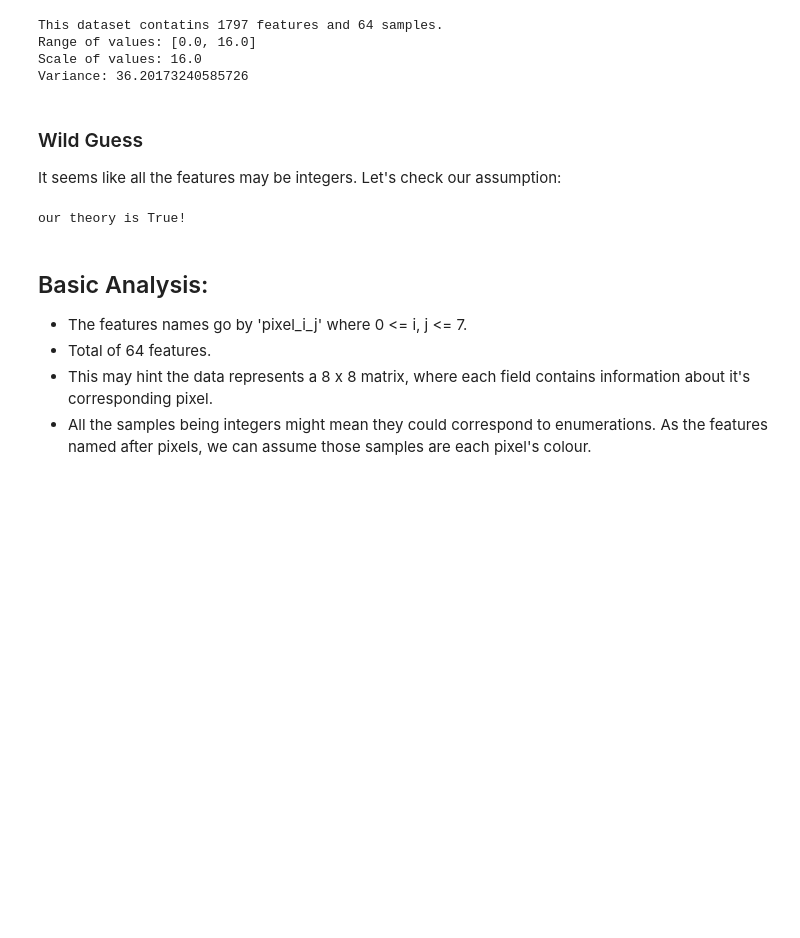
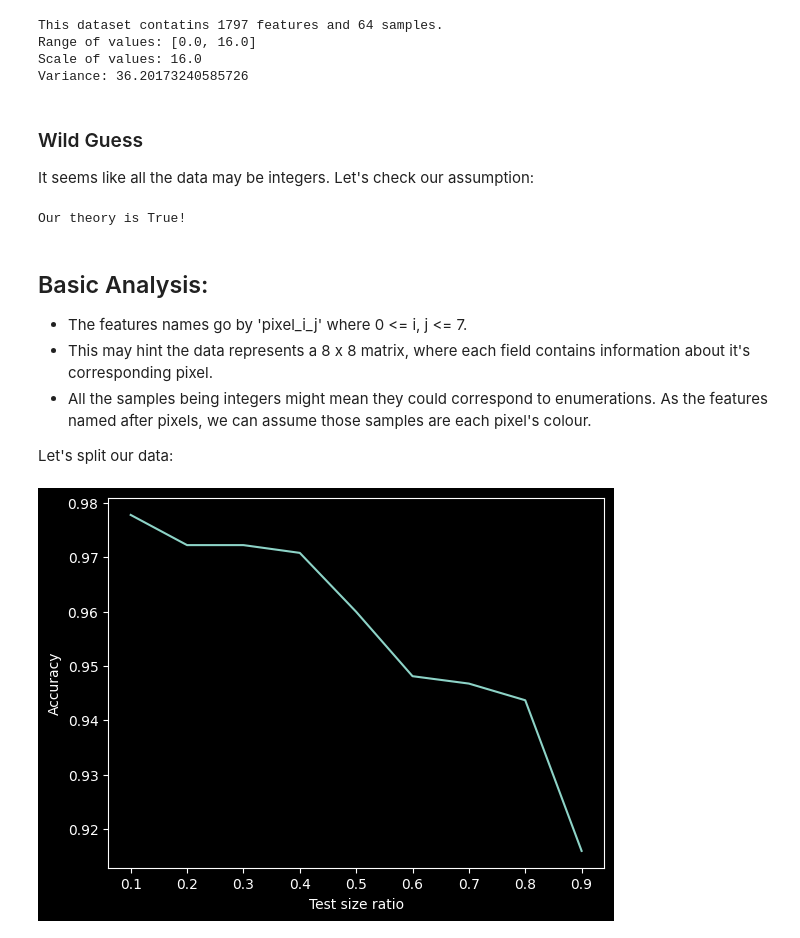
Before and after one commit to nadavhaik/ml-assignment-1, a Jupyter notebook: part1.ipynb, the cells around one changed output. Drawn from its saved outputs; the diff is of its cells as text; code cells hidden in the pictures; blank space fills up the shorter version.

Commit message:
spliting and training

```diff
--- a/part1.ipynb
+++ b/part1.ipynb
@@ -37,15 +40,35 @@ Scale of values: 16.0
 Variance: 36.20173240585726
 # %% [markdown]
 ### Wild Guess
-It seems like all the features may be integers. Let's check our assumption:
+It seems like all the data may be integers. Let's check our assumption:
 # %%
 all_integers = np.any(np.mod(digits_set.data, 1) == 0)
-print(f"our theory is {all_integers}!")
+print(f"Our theory is {all_integers}!")
 # %% [output]
-our theory is True!
+Our theory is True!
 # %% [markdown]
 ## Basic Analysis:
 - The features names go by 'pixel_i_j' where 0 <= i, j <= 7.
-- Total of 64 features.
 - This may hint the data represents a 8 x 8 matrix, where each field contains information about it's corresponding pixel.
 - All the samples being integers might mean they could correspond to enumerations. As the features named after pixels, we can assume those samples are each pixel's colour.
+
+Let's split our data:
+# %%
+accuracies = []
+ratios = np.array([i/10 for i in range(1, 10)])
+
+
+for r in ratios:
+    X_train, X_test, y_train, y_test = train_test_split(digits_set.data, digits_set.target, test_size=r, random_state=42)
+    clf = LogisticRegression(max_iter=4000)
+    clf.fit(X_train, y_train)
+    accuracy = clf.score(X_test, y_test)
+    accuracies.append(accuracy)
+
+plt.style.use('dark_background')
+plt.plot(ratios, accuracies)
+plt.xlabel("Test size ratio")
+plt.ylabel("Accuracy")
+plt.show()
+# %% [output]
+[figure, added]
```
Also changed, not shown: parts of 1 cell of this notebook, 1 other file.
